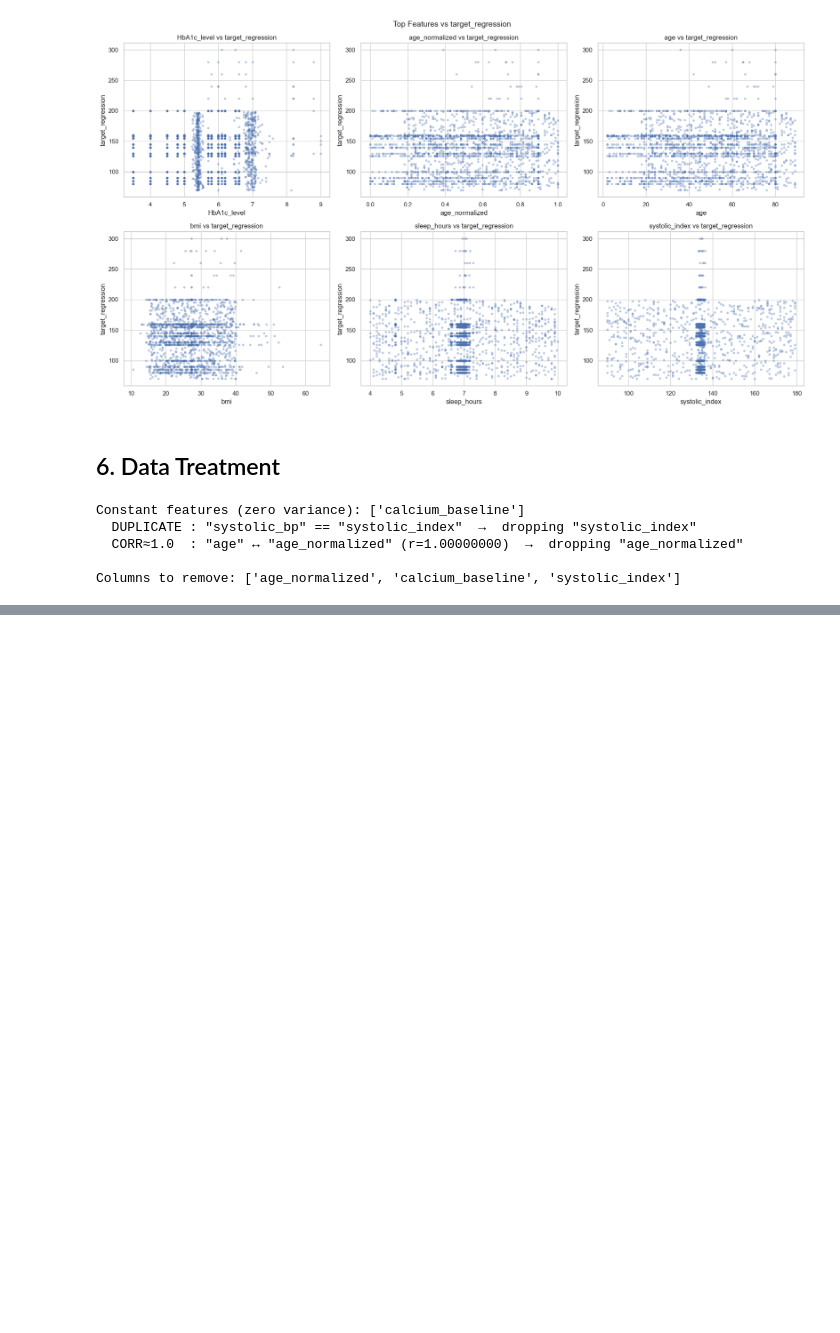
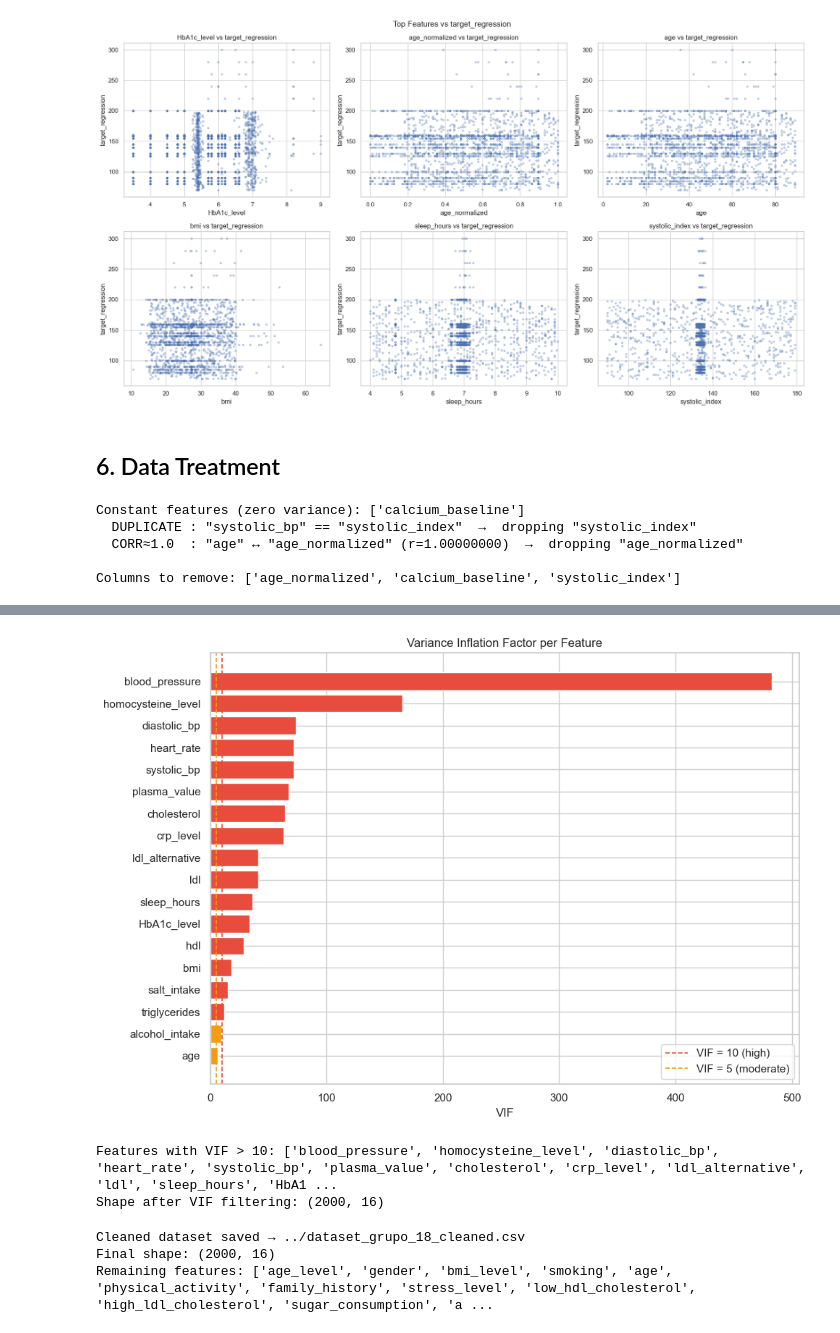
Before and after one commit to LuisMNSantos/APRAU-Cardiometabolic-ML, a Jupyter notebook: notebooks/1_eda.ipynb, the cells around one changed output, grey strips where cells are left out. Cells and saved outputs as stored; diff of their text form; code cells hidden in the pictures; blank space fills up the shorter version.

```diff
--- a/notebooks/1_eda.ipynb
+++ b/notebooks/1_eda.ipynb
@@ -291,0 +300,15 @@ Cleaned dataset saved → ../dataset_grupo_18_cleaned.csv
+# %%
+from statsmodels.stats.outliers_influence import variance_inflation_factor
+
+# Numerical features excluding targets
+num_clean = [c for c in df_clean.select_dtypes(include=[np.number]).columns
+             if c not in ['target_regression']]
+
+X_vif = df_clean[num_clean].dropna()
+
+vif_df = pd.DataFrame({
+    'Feature': num_clean,
+    'VIF': [variance_inflation_factor(X_vif.values, i) for i in range(len(num_clean))]
+}).sort_values('VIF', ascending=False).reset_index(drop=True)
+
+print(vif_df.to_string(index=False))
@@ -291,0 +335,38 @@ Cleaned dataset saved → ../dataset_grupo_18_cleaned.csv
+# %%
+# VIF bar chart
+fig, ax = plt.subplots(figsize=(10, 7))
+colors = ['#e74c3c' if v > 10 else '#f39c12' if v > 5 else '#2ecc71' for v in vif_df['VIF']]
+ax.barh(vif_df['Feature'][::-1], vif_df['VIF'][::-1], color=colors[::-1])
+ax.axvline(10, color='#e74c3c', linestyle='--', linewidth=1.2, label='VIF = 10 (high)')
+ax.axvline(5,  color='#f39c12', linestyle='--', linewidth=1.2, label='VIF = 5 (moderate)')
+ax.set_xlabel('VIF')
+ax.set_title('Variance Inflation Factor per Feature')
+ax.legend()
+plt.tight_layout()
+plt.show()
+# %% [output]
+[figure, added]
+# %%
+# Drop features with VIF > 10 (high multicollinearity)
+high_vif_cols = vif_df[vif_df['VIF'] > 10]['Feature'].tolist()
+print('Features with VIF > 10:', high_vif_cols)
+
+if high_vif_cols:
+    df_clean = df_clean.drop(columns=high_vif_cols)
+    print(f'Shape after VIF filtering: {df_clean.shape}')
+else:
+    print('No features removed — all VIF ≤ 10.')
+# %% [output]
+Features with VIF > 10: ['blood_pressure', 'homocysteine_level', 'diastolic_bp', 'heart_rate', 'systolic_bp', 'plasma_value', 'cholesterol', 'crp_level', 'ldl_alternative', 'ldl', 'sleep_hours', 'HbA1 ...
+Shape after VIF filtering: (2000, 16)
+# %%
+# Save final cleaned dataset (after redundancy removal + VIF filtering)
+CLEANED_PATH = DATASET_PATH.replace('dataset_grupo_18.csv', 'dataset_grupo_18_cleaned.csv')
+df_clean.to_csv(CLEANED_PATH, index=False)
+print(f'Cleaned dataset saved → {CLEANED_PATH}')
+print(f'Final shape: {df_clean.shape}')
+print(f'Remaining features: {df_clean.columns.tolist()}')
+# %% [output]
+Cleaned dataset saved → ../dataset_grupo_18_cleaned.csv
+Final shape: (2000, 16)
+Remaining features: ['age_level', 'gender', 'bmi_level', 'smoking', 'age', 'physical_activity', 'family_history', 'stress_level', 'low_hdl_cholesterol', 'high_ldl_cholesterol', 'sugar_consumption', 'a ...
```
Also changed, not shown: parts of 7 cells of this notebook.
